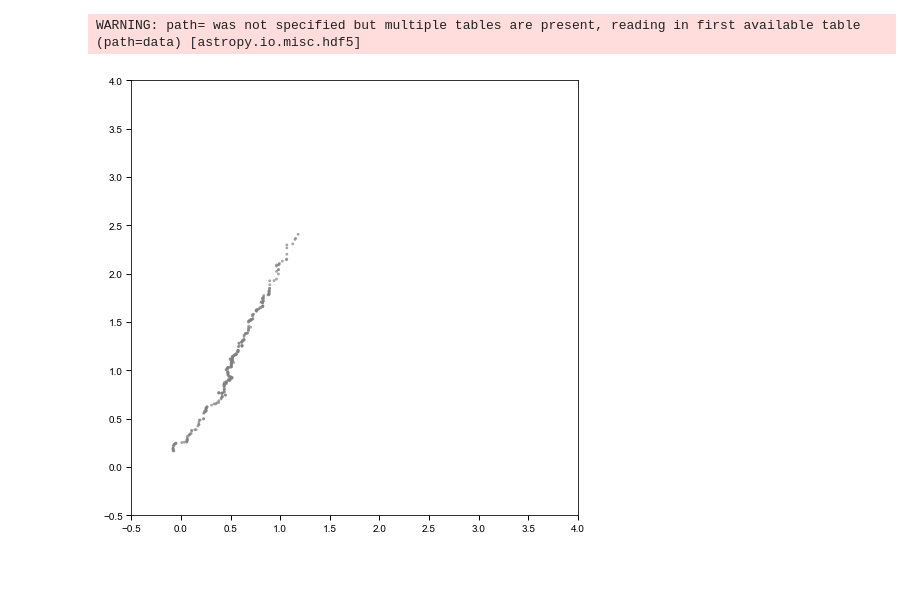
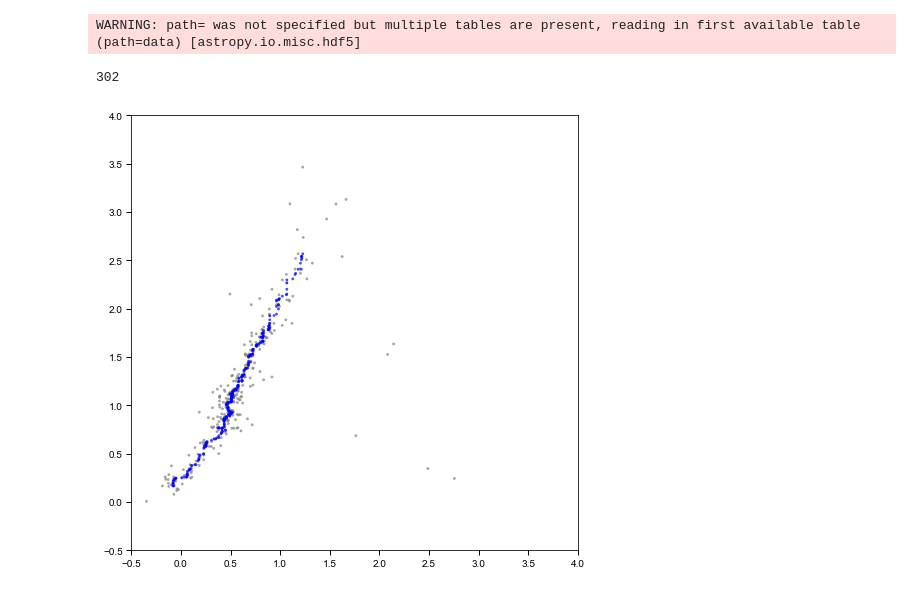
Before and after one commit to jztuan/SIP18, a Jupyter notebook: distance_diagram_cos.ipynb, the cells around one changed output. Saved outputs shown, nothing was run; the diff lists cells and outputs as text; code cells hidden in the pictures.

```diff
--- a/distance_diagram_cos.ipynb
+++ b/distance_diagram_cos.ipynb
@@ -25,6 +25,10 @@ cos_temp = cos[cos_selection]
 cos_selection2 = np.where ( \
                           -2.5*np.log10(cos_temp['WFC3_F125W_FLUX']) <= 1.359465)
 cos_final = cos_temp[cos_selection2]
+total_length = len(cos_final)
+print total_length
+# %% [output]
+302
 # %%
 ## define variables for GOODS-S
 
@@ -49,12 +53,12 @@ f814_f125_cos_sorted1 = [x for _,x in sorted(zip(f606_f814_cos,f814_f125_cos))]
 f606_f814_cos_sorted1 = np.sort(f606_f814_cos)
 movingmedian_f606_f814_cos1 = np.array([])
 movingmedian_f814_f125_cos1 = np.array([])
-for i in range (0,280):
+for i in range (0,total_length-15):
     data2 = np.array([])
     for j in range(i,i+15):
         data2 = np.append(data2,f606_f814_cos_sorted1[j])
     movingmedian_f606_f814_cos1 = np.append(movingmedian_f606_f814_cos1,np.median(data2))
-for k in range (0,280):
+for k in range (0,total_length-15):
     data3 = np.array([])
     for l in range(k,k+15):
         data3 = np.append(data3,f814_f125_cos_sorted1[l])
@@ -62,9 +66,10 @@ for k in range (0,280):
 # print movingmedian_f606_f814_cos
 # %%
 fig=plt.figure(figsize=(8,8))
-plt.scatter(movingmedian_f814_f125_cos1,movingmedian_f606_f814_cos1,c='gray',edgecolors='none',s=8,alpha=0.7)
+plt.scatter(f814_f125_cos_sorted1,f606_f814_cos_sorted1,c='grey',edgecolors='none',s=8,alpha=0.7)
+plt.scatter(movingmedian_f814_f125_cos1,movingmedian_f606_f814_cos1,c='blue',edgecolors='none',s=8,alpha=0.7)
 plt.xlim(-0.5,4)
 plt.ylim(-0.5,4)
 plt.savefig('/Users/Andy/Desktop/GIJ_pt4_cos_starlike_movingmedian.pdf')
 # %% [output]
-[figure, old version]
+[figure, new version]
```
Also changed, not shown: parts of 7 cells of this notebook, 4 other files.
